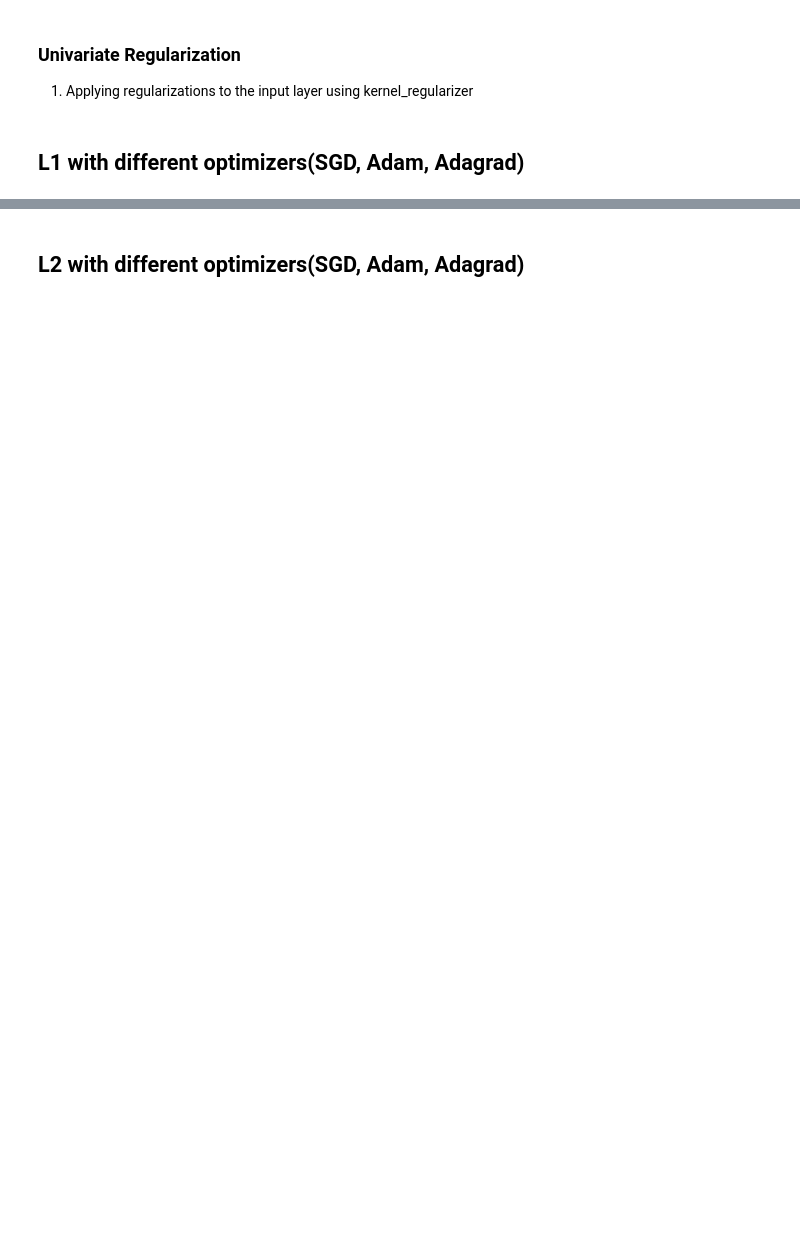
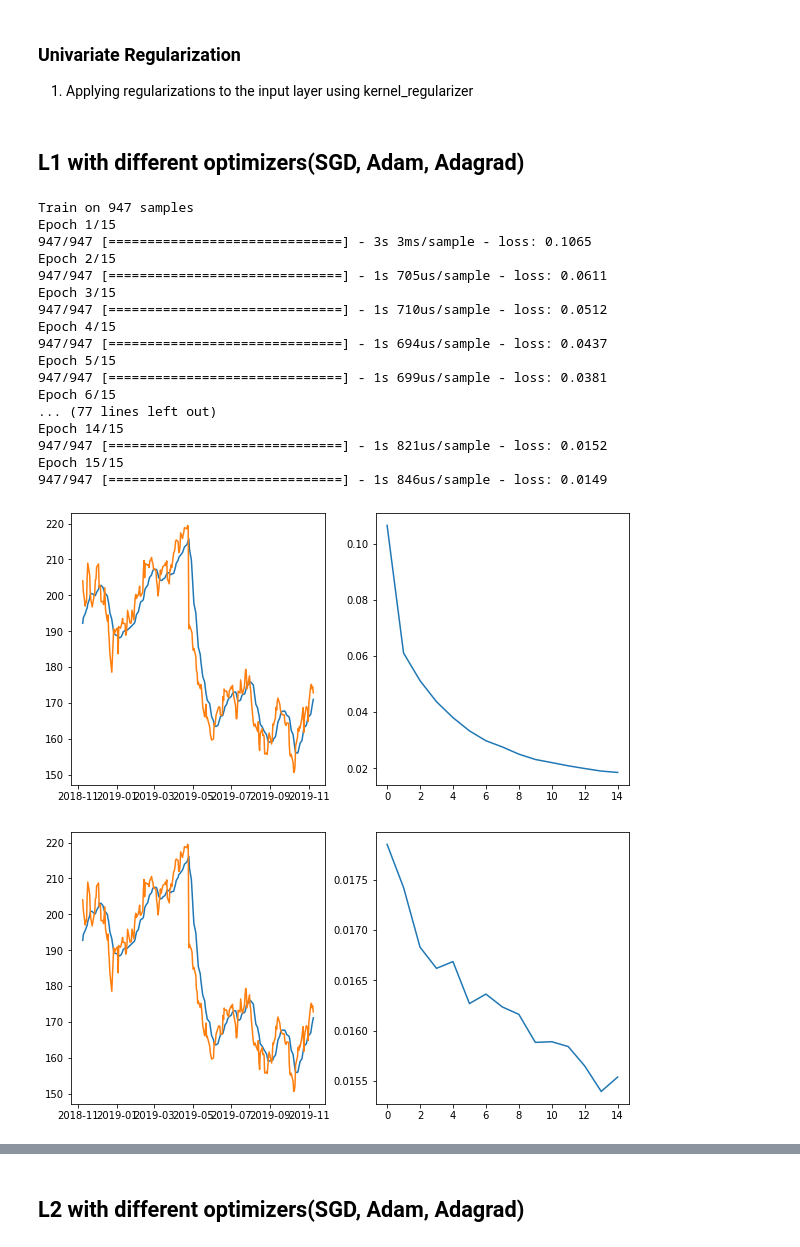
Before and after one commit to Samarmy/CS545TP, a Jupyter notebook: Armstrong-Choudhary-Hua-project.ipynb, the cells around one changed output, grey strips where cells are left out. Cells and saved outputs as stored; diff of their text form; code cells hidden in the pictures; blank space fills up the shorter version.

```diff
--- a/Armstrong-Choudhary-Hua-project.ipynb
+++ b/Armstrong-Choudhary-Hua-project.ipynb
@@ -333,32 +237,54 @@ from tensorflow.keras.regularizers import l1, l2, l1_l2
 regressor = Sequential()
 
 # Adding the first LSTM layer and some Dropout regularisation
-regressor.add(LSTM(units = 25, input_shape = (X_train.shape[1], 1),
-                   kernel_regularizer=l1(0.0001), recurrent_regularizer=l1(0.001), bias_regularizer=l1(0.01)))
-#regressor.add(Dropout(0.1))
+regressor.add(LSTM(units = 50, input_shape = (X_train.shape[1], 1),
+                   kernel_regularizer=l1(0.0001), recurrent_regularizer=l1(0.0001), bias_regularizer=l1(0.0001)))
+regressor.add(Dropout(0.25))
+
 # Adding the output layer
 regressor.add(Dense(units = 1))
 # %%
-# Compiling the RNN
-regressor.compile(optimizer = 'Adam', loss = 'mean_squared_error')
-# Fitting the RNN to the Training set
-history = regressor.fit(X_train, y_train, epochs = 15, batch_size = 50)
+for i in algorithms:
+    # Compiling the RNN
+    regressor.compile(optimizer = i, loss = 'mean_squared_error')
+    # Fitting the RNN to the Training set
+    history = regressor.fit(X_train, y_train, epochs = 15, batch_size = 50)
 
-testing_set_scaled = sc.transform(testing_set.to_numpy().reshape(-1, 1))
-X_test = []
-for i in range(look_back, testing_set_scaled.shape[0]):
-    X_test.append(testing_set_scaled[i-look_back:i, 0])
-X_test = np.array(X_test)
-X_test = np.reshape(X_test, (X_test.shape[0], X_test.shape[1], 1))
-predicted_stock_price = regressor.predict(X_test)
-predicted_stock_price = sc.inverse_transform(predicted_stock_price)
-predicted_stock_price = pd.DataFrame(predicted_stock_price)
-predicted_stock_price.index = testing_set[look_back:].index
+    testing_set_scaled = sc.transform(testing_set.to_numpy().reshape(-1, 1))
+    X_test = []
+    for i in range(look_back, testing_set_scaled.shape[0]):
+        X_test.append(testing_set_scaled[i-look_back:i, 0])
+    X_test = np.array(X_test)
+    X_test = np.reshape(X_test, (X_test.shape[0], X_test.shape[1], 1))
+    predicted_stock_price = regressor.predict(X_test)
+    predicted_stock_price = sc.inverse_transform(predicted_stock_price)
+    predicted_stock_price = pd.DataFrame(predicted_stock_price)
+    predicted_stock_price.index = testing_set[look_back:].index
 
-plt.figure(figsize=(10, 5))
-plt.subplot(1, 2, 1)
-plt.plot(predicted_stock_price)
-plt.plot(testing_set[look_back:])
+    plt.figure(figsize=(10, 5))
+    plt.subplot(1, 2, 1)
+    plt.plot(predicted_stock_price)
+    plt.plot(testing_set[look_back:])
 
-plt.subplot(1, 2, 2)
-plt.plot(history.history['loss'])
+    plt.subplot(1, 2, 2)
+    plt.plot(history.history['loss'])
+# %% [output]
+Train on 947 samples
+Epoch 1/15
+947/947 [==============================] - 3s 3ms/sample - loss: 0.1065
+Epoch 2/15
+947/947 [==============================] - 1s 705us/sample - loss: 0.0611
+Epoch 3/15
+947/947 [==============================] - 1s 710us/sample - loss: 0.0512
+Epoch 4/15
+947/947 [==============================] - 1s 694us/sample - loss: 0.0437
+Epoch 5/15
+947/947 [==============================] - 1s 699us/sample - loss: 0.0381
+Epoch 6/15
+... (77 lines left out)
+Epoch 14/15
+947/947 [==============================] - 1s 821us/sample - loss: 0.0152
+Epoch 15/15
+947/947 [==============================] - 1s 846us/sample - loss: 0.0149
+[figure, added]
+[figure, added]
```
Also changed, not shown: parts of 22 cells of this notebook.
